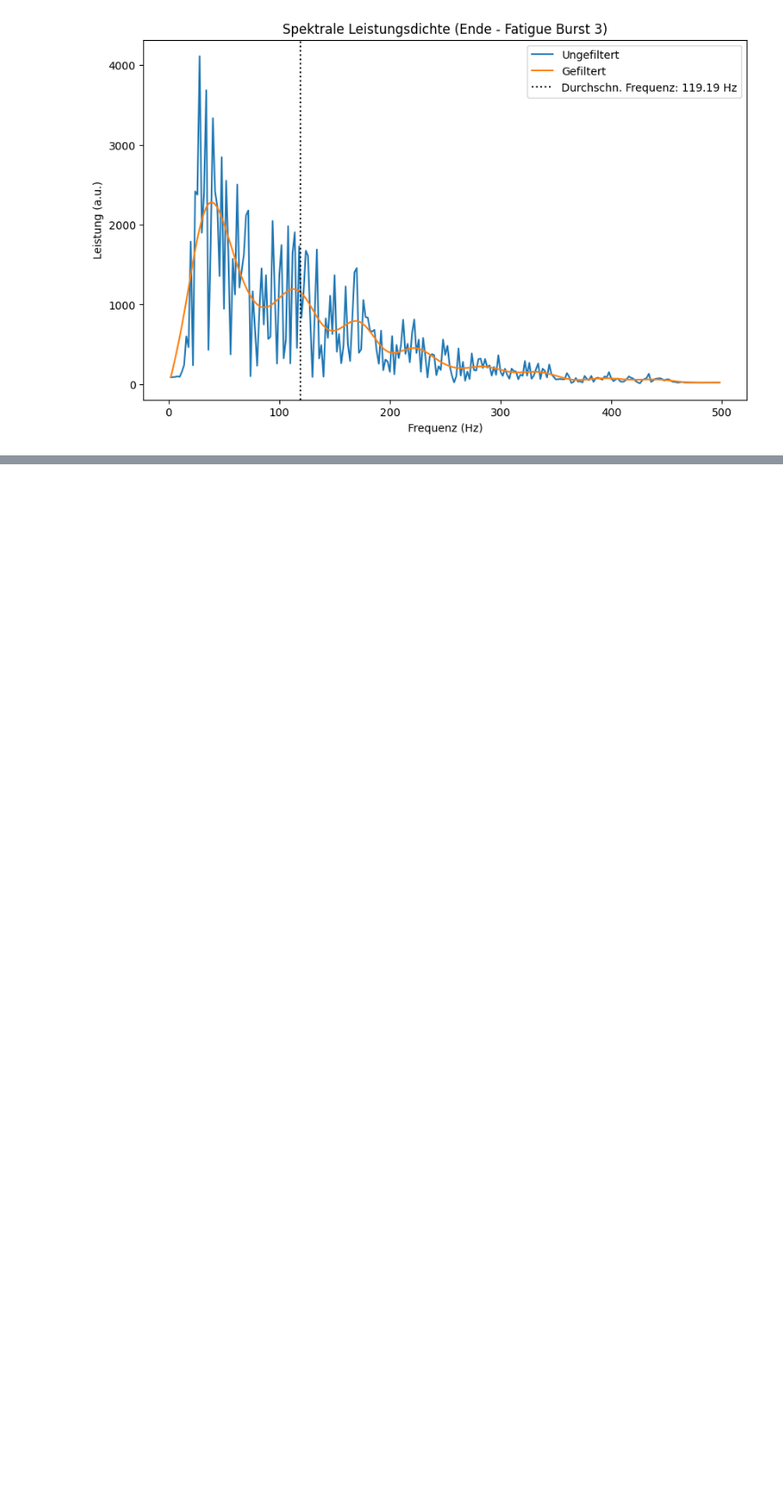
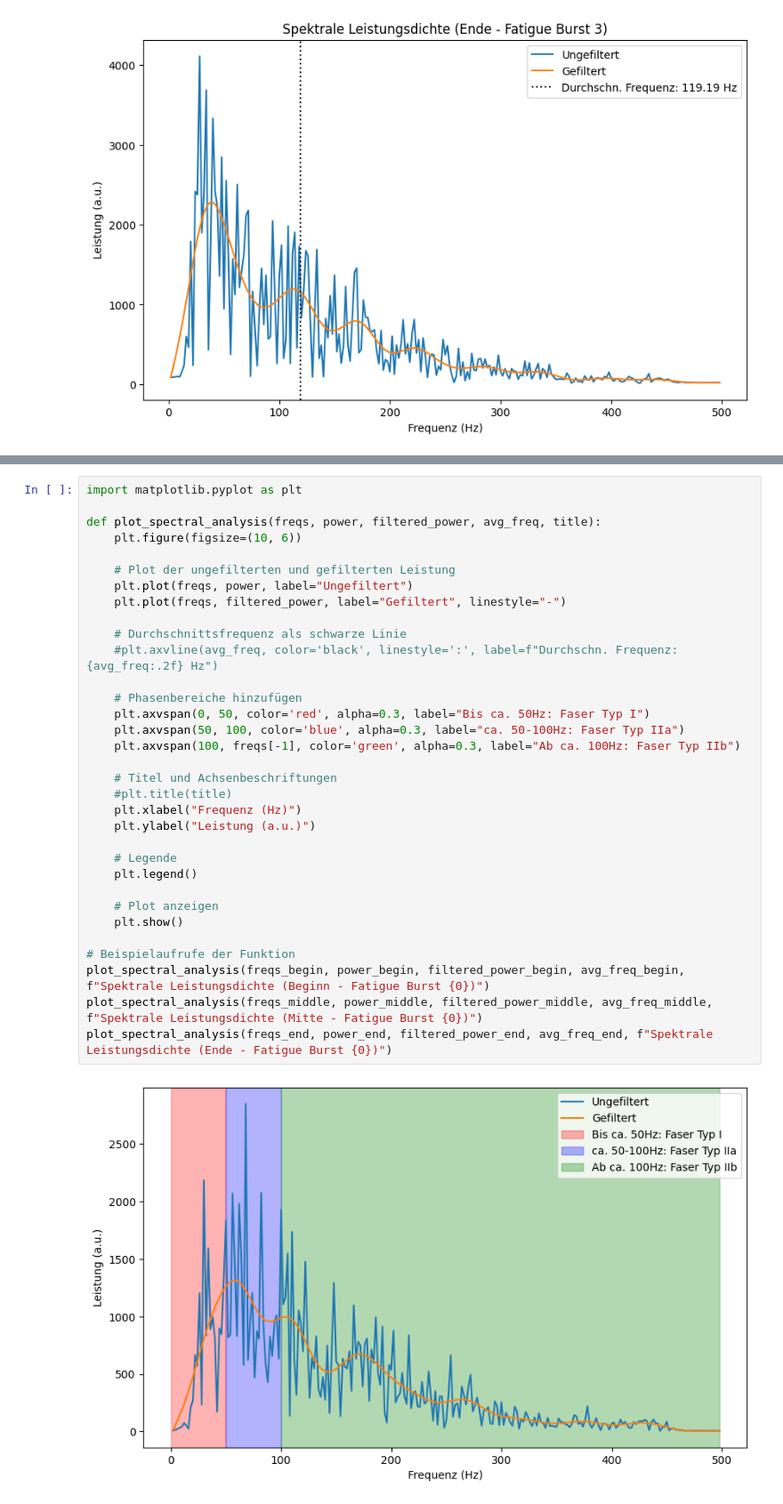
Before and after one commit to felithie/Labor3Biosignal, a Jupyter notebook: Labor3.ipynb, the cells around one changed output, grey strips where cells are left out. Shown at 89% size. Drawn from its saved outputs; the diff is of its cells as text; blank space fills up the shorter version.

Commit message:
faserPhasen

```diff
--- a/Labor3.ipynb
+++ b/Labor3.ipynb
@@ -401,0 +462,35 @@ for i in range(len(fatigue_s)):  # Schleife über alle Bursts
+# %%
+import matplotlib.pyplot as plt
+
+def plot_spectral_analysis(freqs, power, filtered_power, avg_freq, title):
+    plt.figure(figsize=(10, 6))
+
+    # Plot der ungefilterten und gefilterten Leistung
+    plt.plot(freqs, power, label="Ungefiltert")
+    plt.plot(freqs, filtered_power, label="Gefiltert", linestyle="-")
+
+    # Durchschnittsfrequenz als schwarze Linie
+    #plt.axvline(avg_freq, color='black', linestyle=':', label=f"Durchschn. Frequenz: {avg_freq:.2f} Hz")
+
+    # Phasenbereiche hinzufügen
+    plt.axvspan(0, 50, color='red', alpha=0.3, label="Bis ca. 50Hz: Faser Typ I")
+    plt.axvspan(50, 100, color='blue', alpha=0.3, label="ca. 50-100Hz: Faser Typ IIa")
+    plt.axvspan(100, freqs[-1], color='green', alpha=0.3, label="Ab ca. 100Hz: Faser Typ IIb")
+
+    # Titel und Achsenbeschriftungen
+    #plt.title(title)
+    plt.xlabel("Frequenz (Hz)")
+    plt.ylabel("Leistung (a.u.)")
+
+    # Legende
+    plt.legend()
+
+    # Plot anzeigen
+    plt.show()
+
+# Beispielaufrufe der Funktion
+plot_spectral_analysis(freqs_begin, power_begin, filtered_power_begin, avg_freq_begin, f"Spektrale Leistungsdichte (Beginn - Fatigue Burst {0})")
+plot_spectral_analysis(freqs_middle, power_middle, filtered_power_middle, avg_freq_middle, f"Spektrale Leistungsdichte (Mitte - Fatigue Burst {0})")
+plot_spectral_analysis(freqs_end, power_end, filtered_power_end, avg_freq_end, f"Spektrale Leistungsdichte (Ende - Fatigue Burst {0})")
+# %% [output]
+[figure, added]
```
Also changed, not shown: parts of 2 cells of this notebook, 7 other files.
